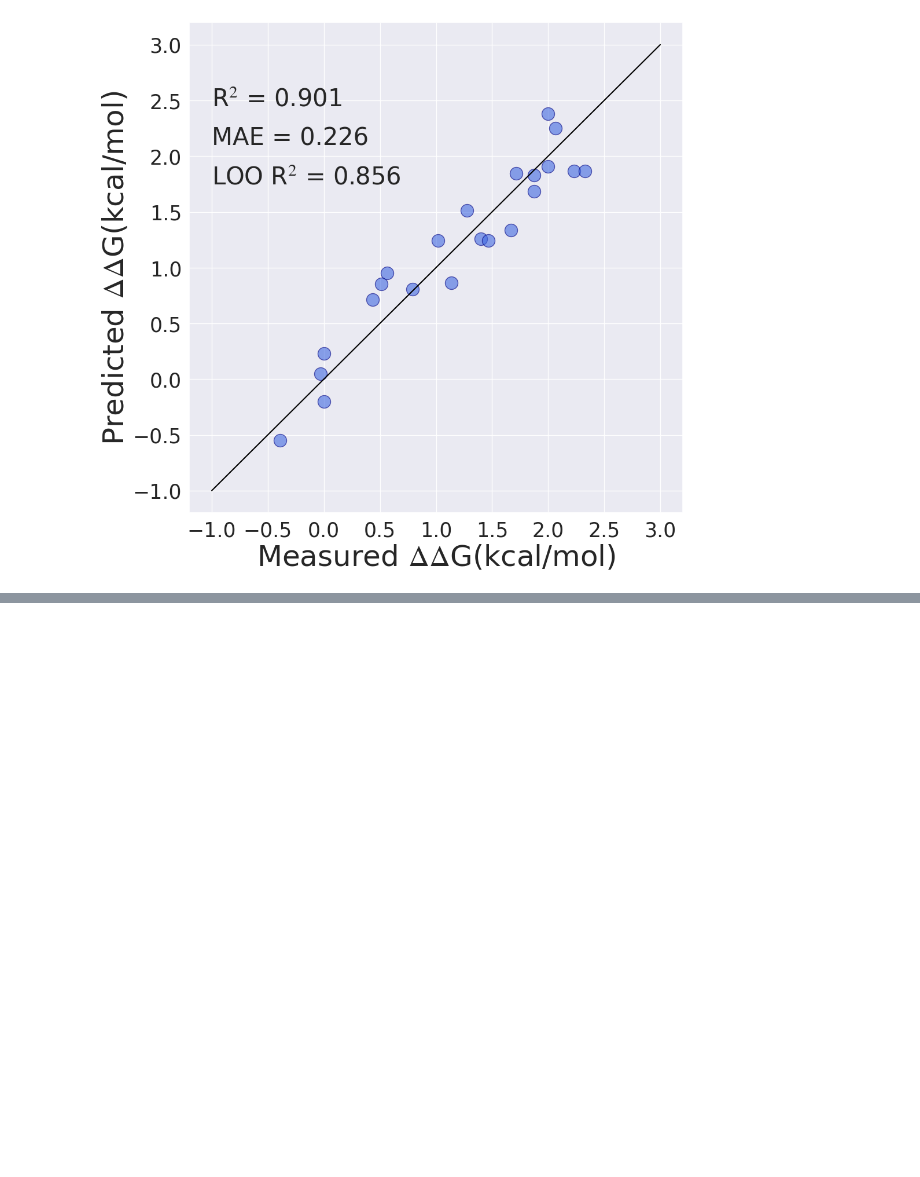
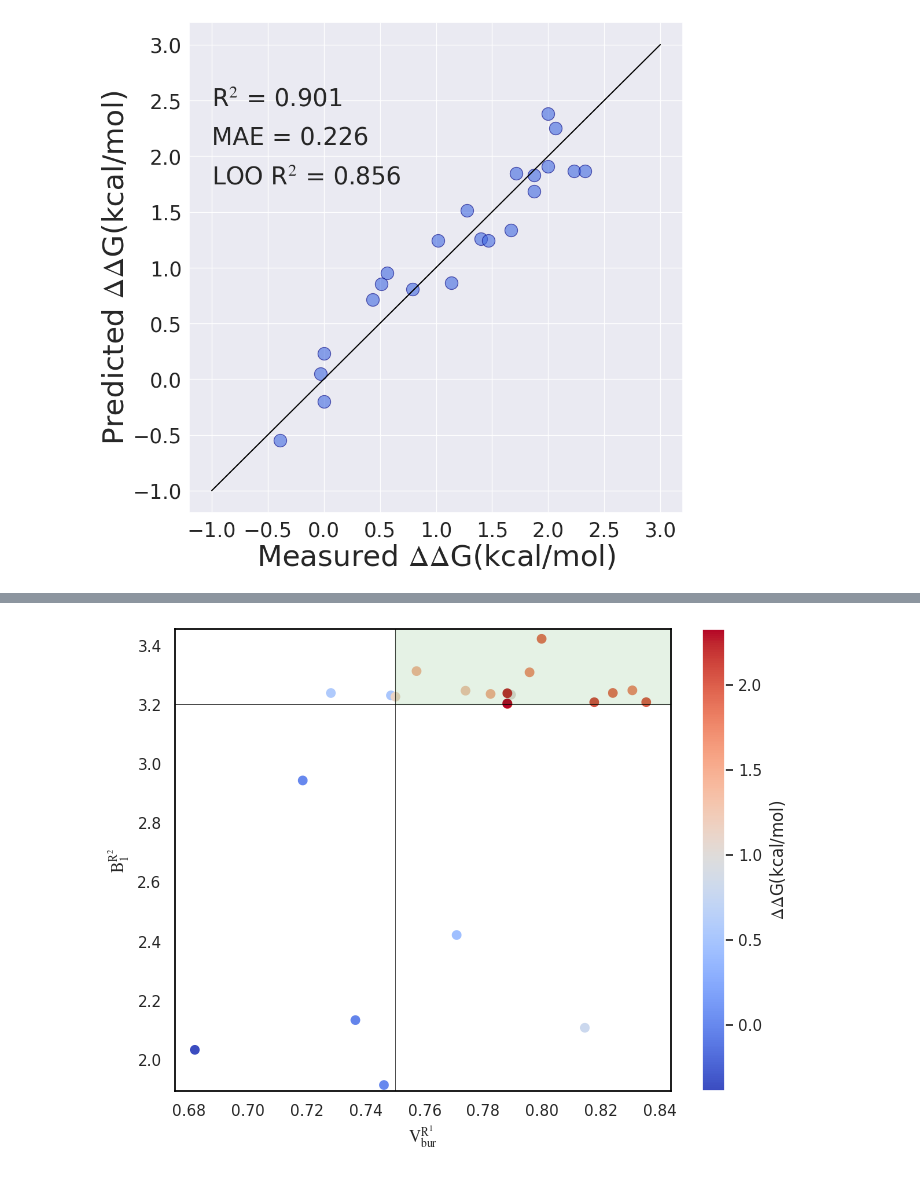
Before and after one commit to zju-ys/Nickel-MLR, a Jupyter notebook: Example.ipynb, the cells around one changed output, grey strips where cells are left out. Drawn from its saved outputs; the diff is of its cells as text; code cells hidden in the pictures; blank space fills up the shorter version.

```diff
--- a/Example.ipynb
+++ b/Example.ipynb
@@ -214,0 +253,23 @@ plt.show()
+# %%
+des1,des2='BV_10','B1_9_11'
+plt.figure(figsize=(8,6))
+plt.gca().set_facecolor('white')
+for spine in plt.gca().spines.values():
+    spine.set_edgecolor('black')
+scatter=plt.scatter(combined_df[des1], combined_df[des2], c=ddG,cmap='coolwarm')
+plt.colorbar(scatter).set_label('$\Delta \Delta $G(kcal/mol)')
+
+plt.axhline(y=3.2, color='black', linestyle='-', linewidth=0.5)
+plt.axvline(x=0.75, color='black', linestyle='-', linewidth=0.5)
+
+x_max = max(combined_df[des1])
+y_max = max(combined_df[des2])
+plt.ylim([min(combined_df[des2])*0.99, y_max * 1.01])
+plt.xlim([min(combined_df[des1])*0.99, x_max * 1.01])
+plt.fill_between([0.75, x_max * 1.05], 3.2, y_max * 1.05, color='green', alpha=0.1)
+
+plt.xlabel(r'$\mathrm{V_{bur}^{R^1}}$')
+plt.ylabel(r'$\mathrm{B_1^{R^2}}$')
+plt.show()
+# %% [output]
+[figure, added]
```
Also changed, not shown: parts of 3 cells of this notebook, 2 other files.
